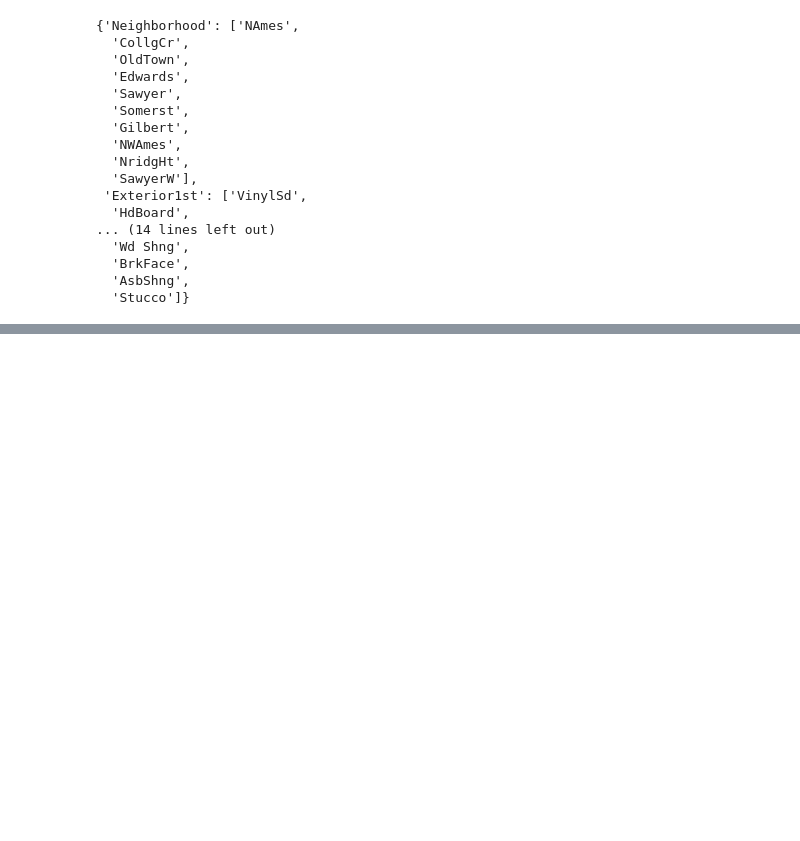
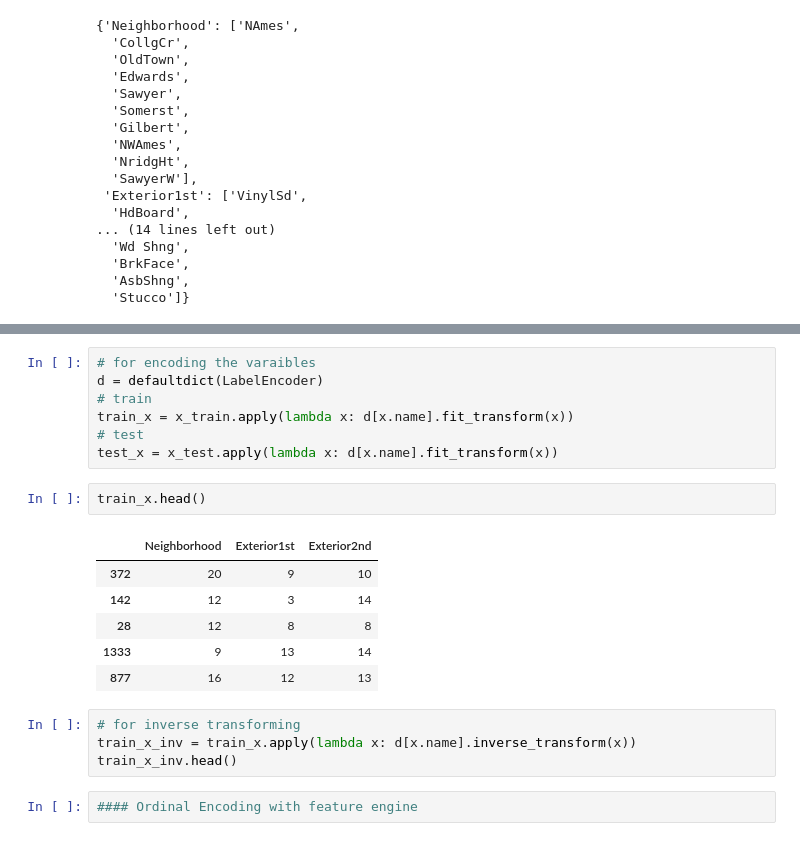
Before and after one commit to KarthikKothareddy/FeatureEngineering, a Jupyter notebook: categorical_variable_encoding.ipynb, the cells around one changed output, grey strips where cells are left out. Cells and saved outputs as stored; diff of their text form; blank space fills up the shorter version.

```diff
--- a/categorical_variable_encoding.ipynb
+++ b/categorical_variable_encoding.ipynb
@@ -456,0 +610,22 @@ encoder.encoder_dict_
+# %%
+# for encoding the varaibles
+d = defaultdict(LabelEncoder)
+# train
+train_x = x_train.apply(lambda x: d[x.name].fit_transform(x))
+# test
+test_x = x_test.apply(lambda x: d[x.name].fit_transform(x))
+# %%
+train_x.head()
+# %% [output]
+|  | Neighborhood | Exterior1st | Exterior2nd |
+| 372 | 20 | 9 | 10 |
+| 142 | 12 | 3 | 14 |
+| 28 | 12 | 8 | 8 |
+| 1333 | 9 | 13 | 14 |
+| 877 | 16 | 12 | 13 |
+# %%
+# for inverse transforming
+train_x_inv = train_x.apply(lambda x: d[x.name].inverse_transform(x))
+train_x_inv.head()
+# %%
+#### Ordinal Encoding with feature engine
```
Also changed, not shown: parts of 17 cells of this notebook.
